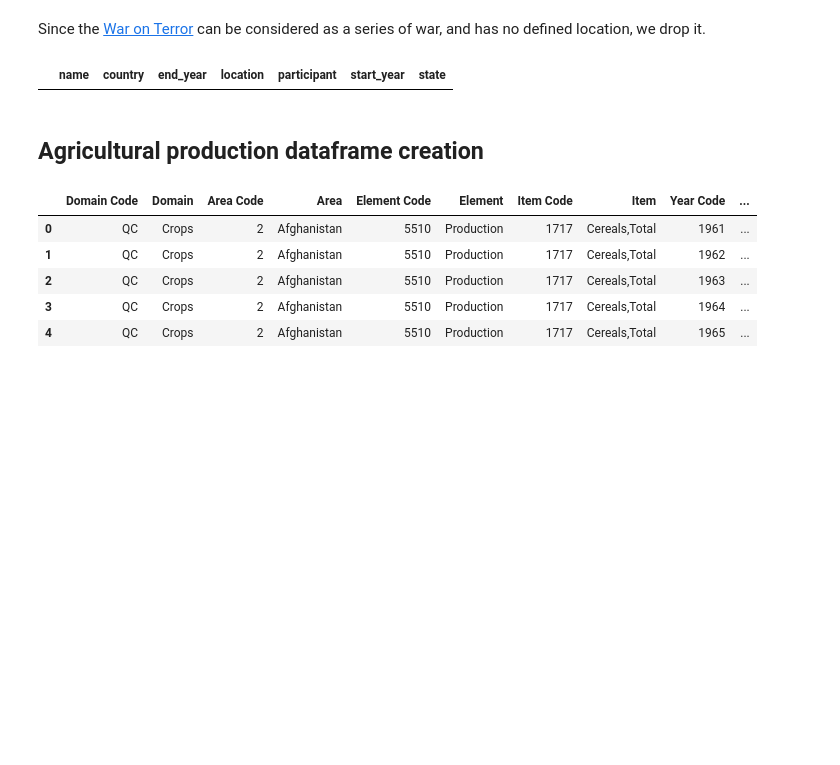
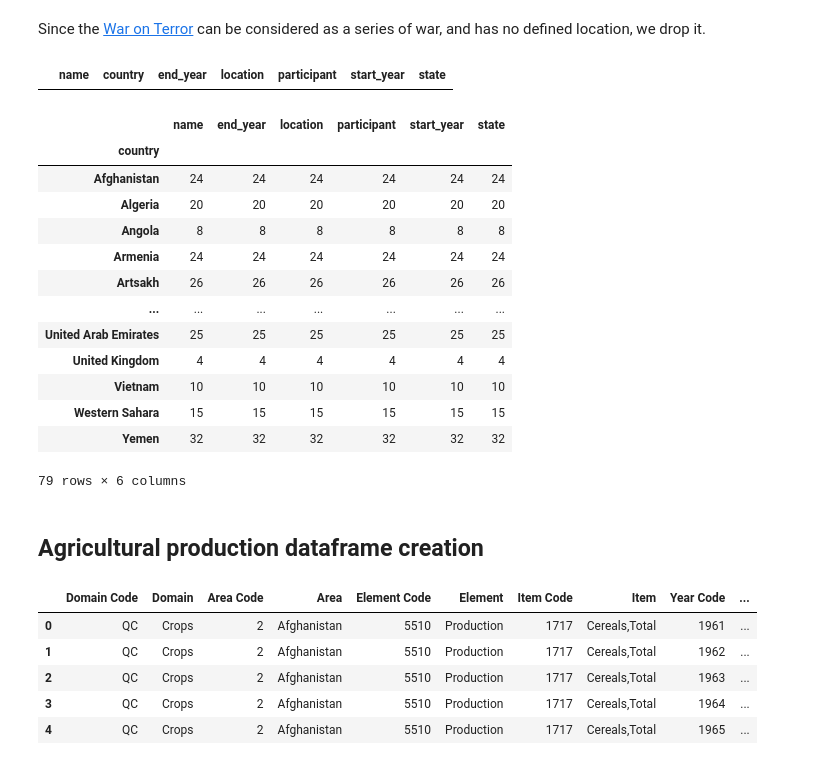
Before and after one commit to pull-fiction/make-crops-not-war, a Jupyter notebook: notebooks/general_trend.ipynb, the cells around one changed output. Saved outputs shown, nothing was run; the diff lists cells and outputs as text; code cells hidden in the pictures; blank space fills up the shorter version.

```diff
--- a/notebooks/general_trend.ipynb
+++ b/notebooks/general_trend.ipynb
@@ -148,6 +148,23 @@ final_wars_df = stripped_wars_df[stripped_wars_df['name'] != 'War on Terror']
 final_wars_df[final_wars_df['country'].isnull()]
 # %% [output]
 |  | name | country | end_year | location | participant | start_year | state |
+# %%
+final_wars_df.groupby('country').count()
+# %% [output]
+|  | name | end_year | location | participant | start_year | state |
+| country |  |  |  |  |  |  |
+| Afghanistan | 24 | 24 | 24 | 24 | 24 | 24 |
+| Algeria | 20 | 20 | 20 | 20 | 20 | 20 |
+| Angola | 8 | 8 | 8 | 8 | 8 | 8 |
+| Armenia | 24 | 24 | 24 | 24 | 24 | 24 |
+| Artsakh | 26 | 26 | 26 | 26 | 26 | 26 |
+| ... | ... | ... | ... | ... | ... | ... |
+| United Arab Emirates | 25 | 25 | 25 | 25 | 25 | 25 |
+| United Kingdom | 4 | 4 | 4 | 4 | 4 | 4 |
+| Vietnam | 10 | 10 | 10 | 10 | 10 | 10 |
+| Western Sahara | 15 | 15 | 15 | 15 | 15 | 15 |
+| Yemen | 32 | 32 | 32 | 32 | 32 | 32 |
+79 rows × 6 columns
 # %% [markdown]
 ## Agricultural production dataframe creation
 # %%
```
Also changed, not shown: parts of 3 cells of this notebook, 3 other files.
